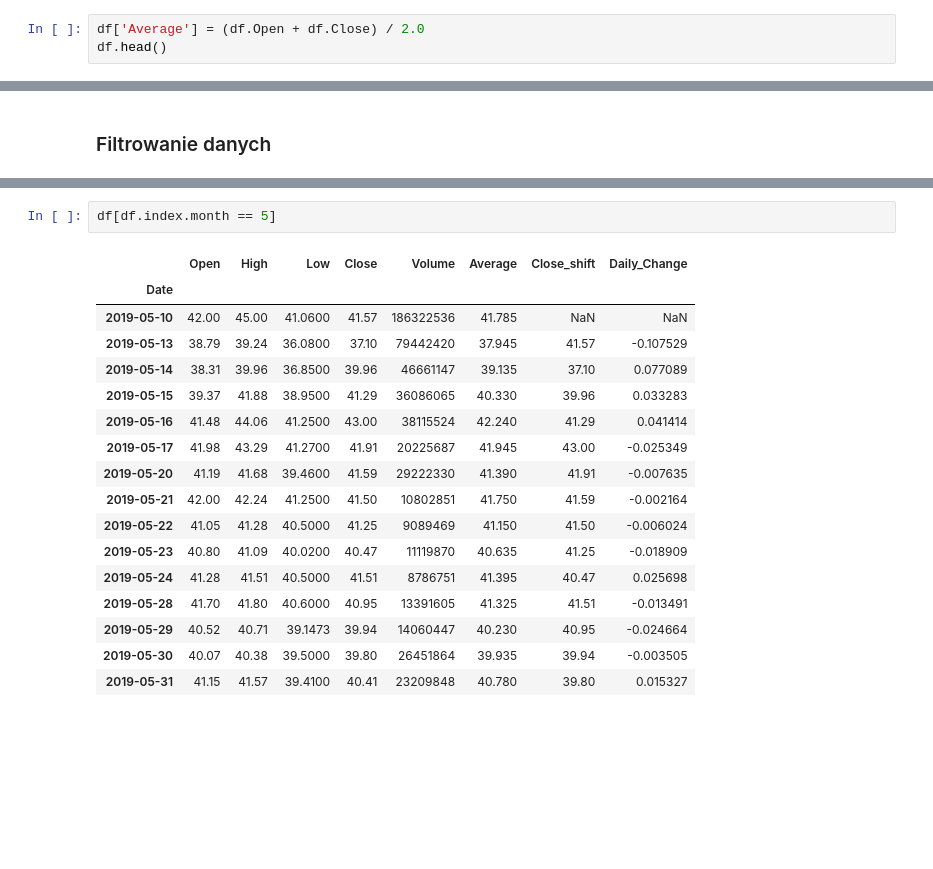
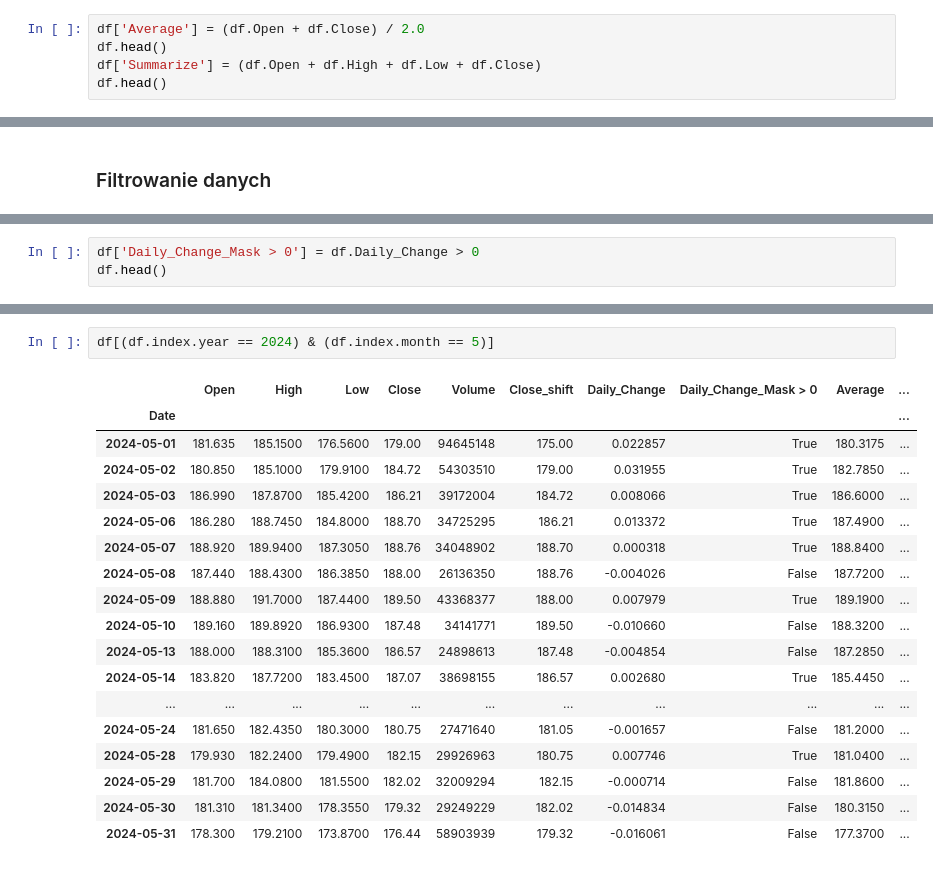
Before and after one commit to sebekpro/python-ds, a Jupyter notebook: 02_analiza_danych/02_dane_gieldowe.ipynb, the cells around one changed output, grey strips where cells are left out. Drawn from its saved outputs; the diff is of its cells as text; blank space fills up the shorter version.

```diff
--- a/02_analiza_danych/02_dane_gieldowe.ipynb
+++ b/02_analiza_danych/02_dane_gieldowe.ipynb
@@ -455,4 +462,6 @@ df.head(3)
 # %%
 df['Average'] = (df.Open + df.Close) / 2.0
 df.head()
+df['Summarize'] = (df.Open + df.High + df.Low + df.Close)
+df.head()
 # %% [output]
@@ -550,0 +560,3 @@ df
+# %%
+df['Daily_Change_Mask > 0'] = df.Daily_Change > 0
+df.head()
@@ -705,23 +712,24 @@ df
 # %%
-df[df.index.month == 5]
+df[(df.index.year == 2024) & (df.index.month == 5)]
 # %% [output]
-|  | Open | High | Low | Close | Volume | Average | Close_shift | Daily_Change |
-| Date |  |  |  |  |  |  |  |  |
-| 2019-05-10 | 42.00 | 45.00 | 41.0600 | 41.57 | 186322536 | 41.785 | NaN | NaN |
-| 2019-05-13 | 38.79 | 39.24 | 36.0800 | 37.10 | 79442420 | 37.945 | 41.57 | -0.107529 |
-| 2019-05-14 | 38.31 | 39.96 | 36.8500 | 39.96 | 46661147 | 39.135 | 37.10 | 0.077089 |
-| 2019-05-15 | 39.37 | 41.88 | 38.9500 | 41.29 | 36086065 | 40.330 | 39.96 | 0.033283 |
-| 2019-05-16 | 41.48 | 44.06 | 41.2500 | 43.00 | 38115524 | 42.240 | 41.29 | 0.041414 |
-| 2019-05-17 | 41.98 | 43.29 | 41.2700 | 41.91 | 20225687 | 41.945 | 43.00 | -0.025349 |
-| 2019-05-20 | 41.19 | 41.68 | 39.4600 | 41.59 | 29222330 | 41.390 | 41.91 | -0.007635 |
-| 2019-05-21 | 42.00 | 42.24 | 41.2500 | 41.50 | 10802851 | 41.750 | 41.59 | -0.002164 |
-| 2019-05-22 | 41.05 | 41.28 | 40.5000 | 41.25 | 9089469 | 41.150 | 41.50 | -0.006024 |
-| 2019-05-23 | 40.80 | 41.09 | 40.0200 | 40.47 | 11119870 | 40.635 | 41.25 | -0.018909 |
-| 2019-05-24 | 41.28 | 41.51 | 40.5000 | 41.51 | 8786751 | 41.395 | 40.47 | 0.025698 |
-| 2019-05-28 | 41.70 | 41.80 | 40.6000 | 40.95 | 13391605 | 41.325 | 41.51 | -0.013491 |
-| 2019-05-29 | 40.52 | 40.71 | 39.1473 | 39.94 | 14060447 | 40.230 | 40.95 | -0.024664 |
-| 2019-05-30 | 40.07 | 40.38 | 39.5000 | 39.80 | 26451864 | 39.935 | 39.94 | -0.003505 |
-| 2019-05-31 | 41.15 | 41.57 | 39.4100 | 40.41 | 23209848 | 40.780 | 39.80 | 0.015327 |
+|  | Open | High | Low | Close | Volume | Close_shift | Daily_Change | Daily_Change_Mask > 0 | Average | ... |
+| Date |  |  |  |  |  |  |  |  |  | ... |
+| 2024-05-01 | 181.635 | 185.1500 | 176.5600 | 179.00 | 94645148 | 175.00 | 0.022857 | True | 180.3175 | ... |
+| 2024-05-02 | 180.850 | 185.1000 | 179.9100 | 184.72 | 54303510 | 179.00 | 0.031955 | True | 182.7850 | ... |
+| 2024-05-03 | 186.990 | 187.8700 | 185.4200 | 186.21 | 39172004 | 184.72 | 0.008066 | True | 186.6000 | ... |
+| 2024-05-06 | 186.280 | 188.7450 | 184.8000 | 188.70 | 34725295 | 186.21 | 0.013372 | True | 187.4900 | ... |
+| 2024-05-07 | 188.920 | 189.9400 | 187.3050 | 188.76 | 34048902 | 188.70 | 0.000318 | True | 188.8400 | ... |
+| 2024-05-08 | 187.440 | 188.4300 | 186.3850 | 188.00 | 26136350 | 188.76 | -0.004026 | False | 187.7200 | ... |
+| 2024-05-09 | 188.880 | 191.7000 | 187.4400 | 189.50 | 43368377 | 188.00 | 0.007979 | True | 189.1900 | ... |
+| 2024-05-10 | 189.160 | 189.8920 | 186.9300 | 187.48 | 34141771 | 189.50 | -0.010660 | False | 188.3200 | ... |
+| 2024-05-13 | 188.000 | 188.3100 | 185.3600 | 186.57 | 24898613 | 187.48 | -0.004854 | False | 187.2850 | ... |
+| 2024-05-14 | 183.820 | 187.7200 | 183.4500 | 187.07 | 38698155 | 186.57 | 0.002680 | True | 185.4450 | ... |
+| ... | ... | ... | ... | ... | ... | ... | ... | ... | ... | ... |
+| 2024-05-24 | 181.650 | 182.4350 | 180.3000 | 180.75 | 27471640 | 181.05 | -0.001657 | False | 181.2000 | ... |
+| 2024-05-28 | 179.930 | 182.2400 | 179.4900 | 182.15 | 29926963 | 180.75 | 0.007746 | True | 181.0400 | ... |
+| 2024-05-29 | 181.700 | 184.0800 | 181.5500 | 182.02 | 32009294 | 182.15 | -0.000714 | False | 181.8600 | ... |
+| 2024-05-30 | 181.310 | 181.3400 | 178.3550 | 179.32 | 29249229 | 182.02 | -0.014834 | False | 180.3150 | ... |
+| 2024-05-31 | 178.300 | 179.2100 | 173.8700 | 176.44 | 58903939 | 179.32 | -0.016061 | False | 177.3700 | ... |
 # %%
 df[df.index.day == 1]
 # %% [output]
```
Also changed, not shown: parts of 56 cells of this notebook.
